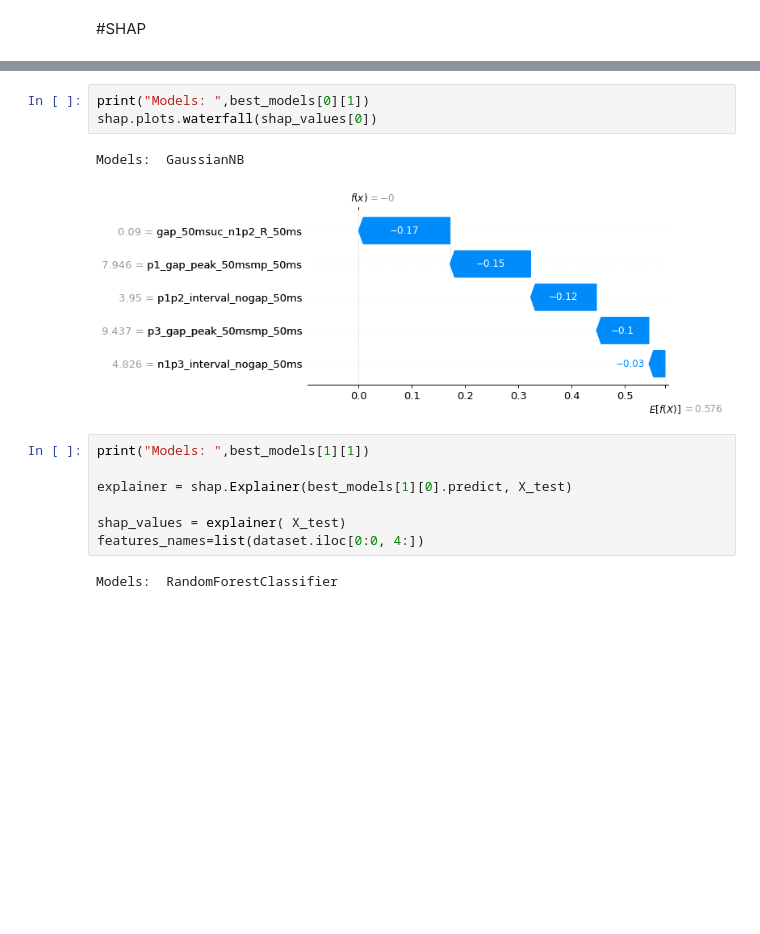
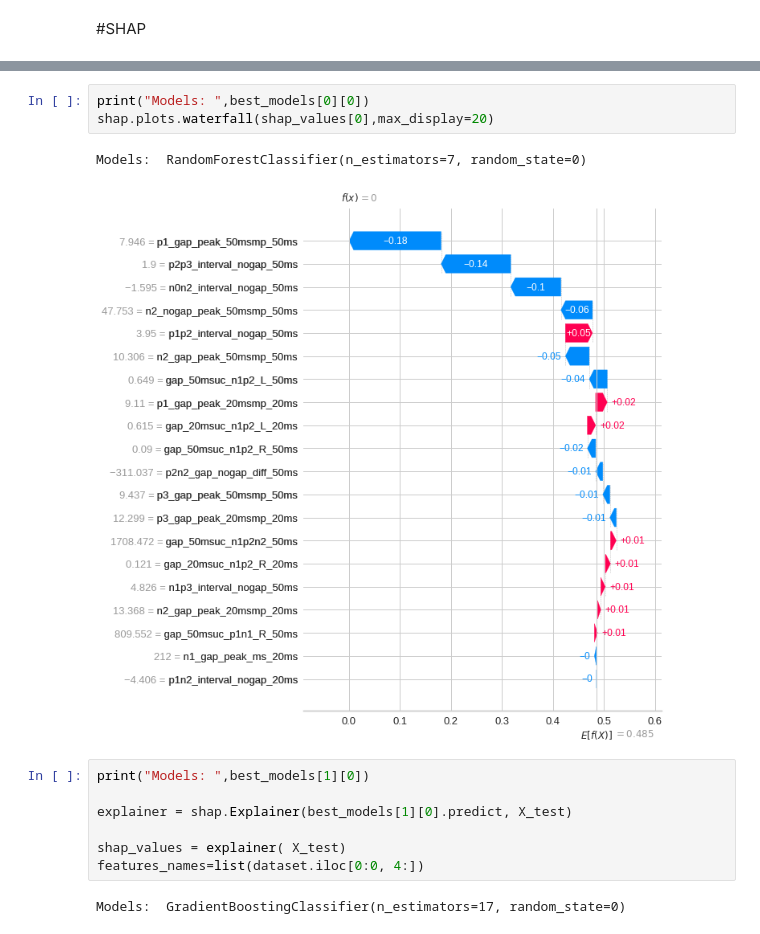
Before and after one commit to RafsanJany-44/ARC_Machine, a Jupyter notebook: Dynamic_ML_Tunning_with_featSelect_SHAP_ROC_.ipynb, the cells around one changed output, grey strips where cells are left out. Drawn from its saved outputs; the diff is of its cells as text; blank space fills up the shorter version.

```diff
--- a/Dynamic_ML_Tunning_with_featSelect_SHAP_ROC_.ipynb
+++ b/Dynamic_ML_Tunning_with_featSelect_SHAP_ROC_.ipynb
@@ -1120,16 +1133,16 @@ Models:  GaussianNB
 # %%
-print("Models: ",best_models[0][1])
-shap.plots.waterfall(shap_values[0])
+print("Models: ",best_models[0][0])
+shap.plots.waterfall(shap_values[0],max_display=20)
 # %% [output]
-Models:  GaussianNB
+Models:  RandomForestClassifier(n_estimators=7, random_state=0)
-[figure, old version]
+[figure, new version]
 # %%
-print("Models: ",best_models[1][1])
+print("Models: ",best_models[1][0])
 
 explainer = shap.Explainer(best_models[1][0].predict, X_test)
 
 shap_values = explainer( X_test)
 features_names=list(dataset.iloc[0:0, 4:])
 # %% [output]
-Models:  RandomForestClassifier
+Models:  GradientBoostingClassifier(n_estimators=17, random_state=0)
 # %%
```
Also changed, not shown: parts of 46 cells of this notebook.
